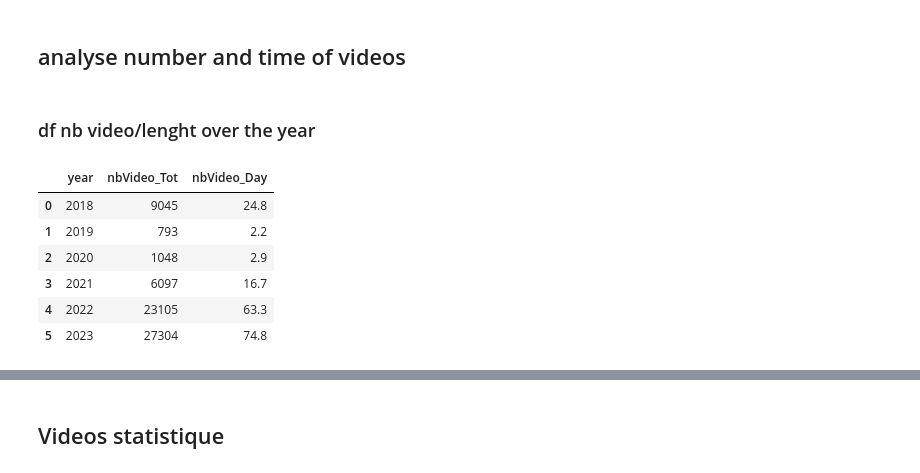
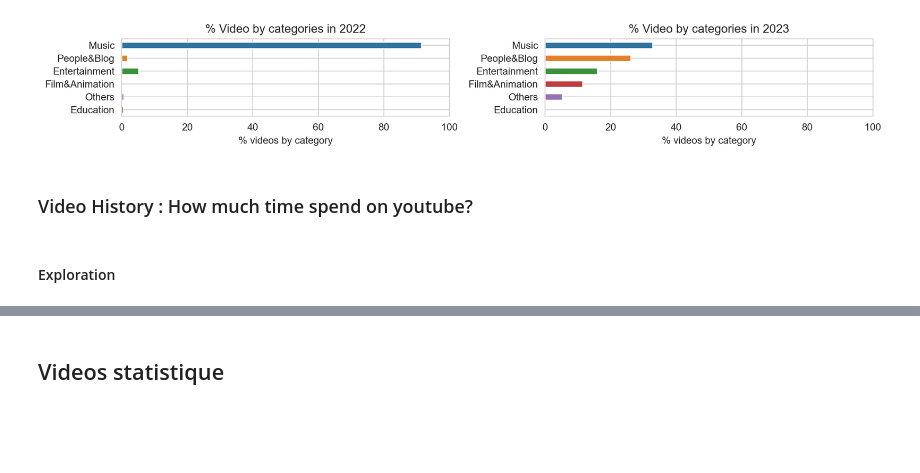
Before and after one commit to MelanieP31/PortfolioData, a Jupyter notebook: YoutubeWatch(Excel,Python,Tableau)/data_analysis.ipynb, the cells around one changed output, grey strips where cells are left out. Cells and saved outputs as stored; diff of their text form; code cells hidden in the pictures; blank space fills up the shorter version.

```diff
--- a/YoutubeWatch(Excel,Python,Tableau)/data_analysis.ipynb
+++ b/YoutubeWatch(Excel,Python,Tableau)/data_analysis.ipynb
@@ -19,0 +153,4 @@ df_video.info()
+# %%
+cat_2023 = df_video[df_video.year == 2023]['group_category'].value_counts().sort_values(ascending=False)[:5]
+df_2023_cat = pd.DataFrame({'per_cat' : cat_2023/nbVideoYear[2023]*100}).reset_index()
+df_2023_cat
@@ -19,0 +164,4 @@ df_video.info()
+# %%
+cat_2022 = df_video[df_video.year == 2022]['group_category'].value_counts().sort_values(ascending=False)[:5]
+df_2022_cat = pd.DataFrame({'per_cat' :cat_2022/nbVideoYear[2022]*100}).reset_index()
+df_2022_cat
@@ -20,4 +175,22 @@ df_video.info()
+# %%
+order_list = ['Music', 'People&Blog', 'Entertainment','Film&Animation','Others','Education']
+# %%
+fig, axes = plt.subplots(1, 2,figsize=(12,2),dpi=200)
+sns.barplot(data=df_2022_cat,x="per_cat",y="group_category",ax=axes[0],width=0.5,order=order_list)
+sns.barplot(data=df_2023_cat,x="per_cat",y="group_category",ax=axes[1],width=0.5,order=order_list)
+
+axes[0].set_title('% Video by categories in 2022')
+axes[1].set_title('% Video by categories in 2023')
+
+for ax in axes.flat:
+    ax.set(xlabel='% videos by category', ylabel='')
+    ax.set_xlim(0,100)
+    ax.grid("whitegrid")
+
+plt.tight_layout()
+
+fig.savefig("per_videocat_22et23.png",bbox_inches='tight')
+# %% [output]
+[figure, added]
 # %% [markdown]
-## analyse number and time of videos
+### Video History : How much time spend on youtube?
-# %% [markdown]
-### df nb video/lenght over the year
@@ -26,15 +197,2 @@ df_video_filter = df_video[df_video['duration'].notnull()]
-# %%
-df_nbvideo = pd.DataFrame(data=df_video_filter.groupby('year').size())
-df_nbvideo=df_nbvideo.reset_index()
-
-df_nbvideo = df_nbvideo.rename({0: 'nbVideo_Tot'},axis=1)
-df_nbvideo['nbVideo_Day']= np.round((df_nbvideo['nbVideo_Tot']/365),1)
-df_nbvideo
-# %% [output]
-|  | year | nbVideo_Tot | nbVideo_Day |
-| 0 | 2018 | 9045 | 24.8 |
-| 1 | 2019 | 793 | 2.2 |
-| 2 | 2020 | 1048 | 2.9 |
-| 3 | 2021 | 6097 | 16.7 |
-| 4 | 2022 | 23105 | 63.3 |
-| 5 | 2023 | 27304 | 74.8 |
+# %% [markdown]
+#### Exploration
```
Also changed, not shown: parts of 91 cells of this notebook, 5 other files.
